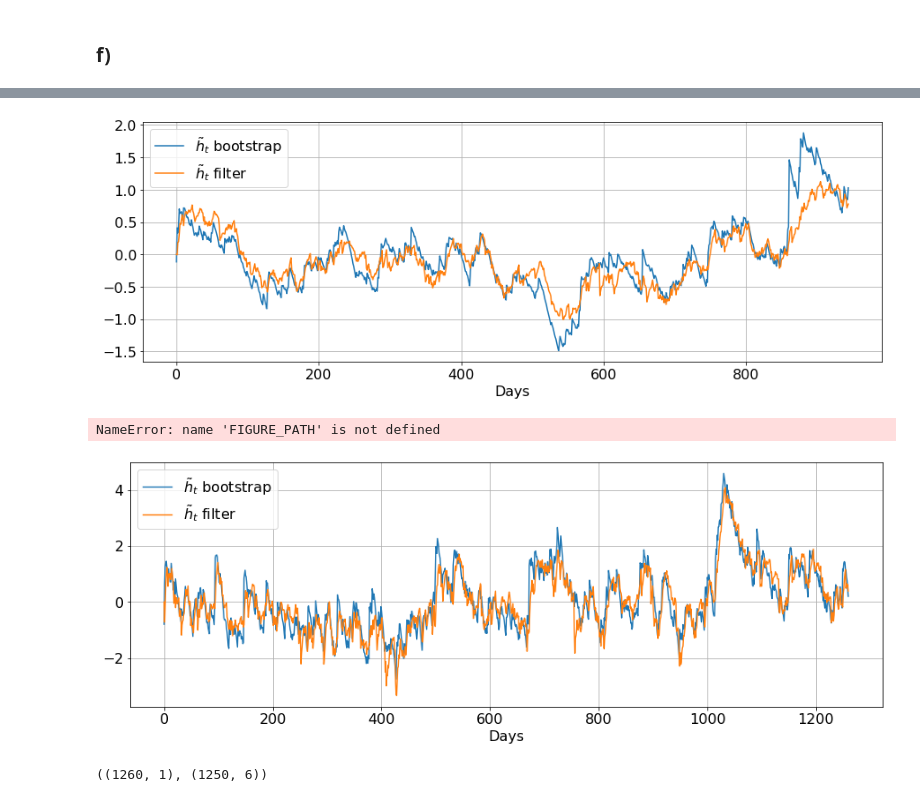
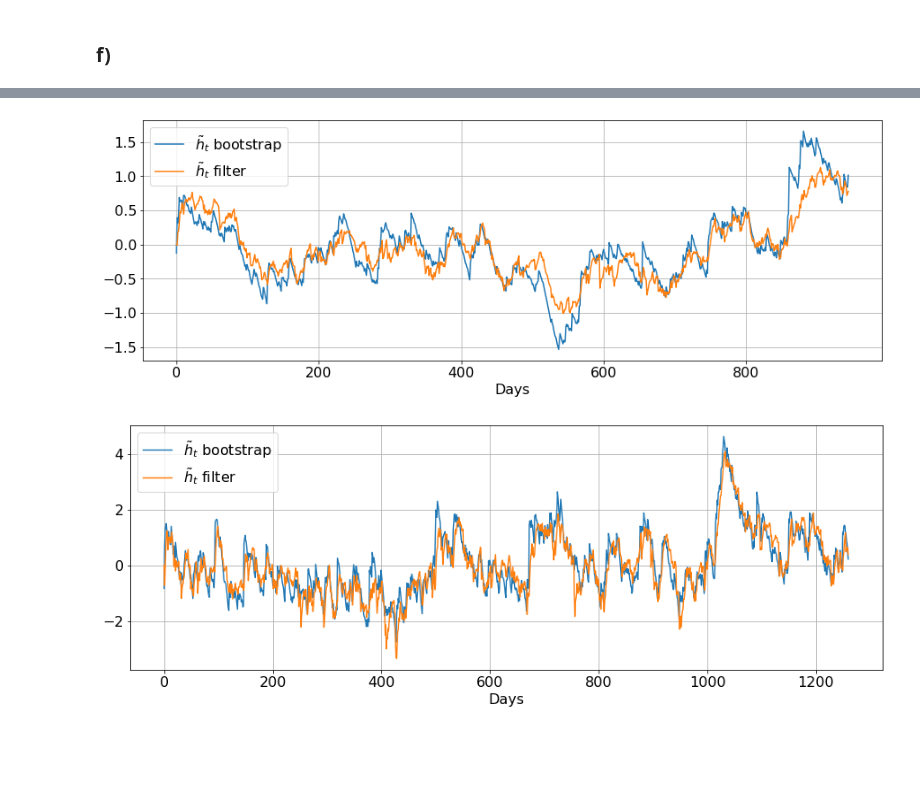
Before and after one commit to siemfenne/timeseriesmodels-vu, a Jupyter notebook: part2.ipynb, the cells around one changed output, grey strips where cells are left out. Saved outputs shown, nothing was run; the diff lists cells and outputs as text; code cells hidden in the pictures; blank space fills up the shorter version.

```diff
--- a/part2.ipynb
+++ b/part2.ipynb
@@ -508,34 +395,3 @@ plt.show()
 [figure]
 # %% [markdown]
 ### f)
-# %%
-def bootstrap_filter(params, N, y, k):
-
-    omega, phi, s2_eta = params
-    n_obs = y.shape[0]
-    s2 = s2_eta / (1-phi**2)
-    xi = omega / (1-phi)
-
-    df_bs = pd.DataFrame(columns=['a_bootstrap'])
-
-    for t in range(n_obs):
-        #step 1
-        if t == 0:
-            alpha_t = np.random.randn(N) * s2**0.5
-        else:
-            alpha_t = np.random.randn(N) * s2_eta**0.5 + phi*alpha_t
-        #step 2
-        weight_t = np.exp(-0.5*(np.log(2*np.pi) + (xi + alpha_t) + (y[t]-y.mean())**2 / np.exp(xi + alpha_t)))
-        weight_t /= sum(weight_t)
-        #step 3
-        a_t = np.dot(weight_t,alpha_t)
-        #step 4
-        if sum(weight_t**2)**-1 < k*N or True:
-            alpha_t = np.random.choice(alpha_t, size=len(alpha_t), replace=True, p=weight_t)
-            # print("resampling at %f" % t)
-        df_bs.loc[t] = [a_t]
-
-    return df_bs
-
-df_bs = bootstrap_filter(params=res.x, N=10000, y=df['returns'], k=0.75)
-df_bs
@@ -556,16 +398,19 @@ df_bs
 # %%
+# compute bootstrap filter for original sv.xlsx data
+df_bs = bootstrap_filter(params=res.x, N=10000, y=df['returns'])
 plt.figure(figsize=(15,5))
 plt.plot(df_bs.a_bootstrap, label=r'$\tilde{h}_t$ bootstrap')
 plt.plot(df_kf.h_filter, label=r'$\tilde{h}_t$ filter')
 plt.grid()
 plt.legend(fontsize=16)
 plt.xlabel('Days', fontsize=16)
 plt.savefig(FIGURE_PATH + 'fig2.f1.png', dpi=300)
 plt.show()
 # %% [output]
-[figure, old version]
+[figure, new version]
 # %%
-df_bs = bootstrap_filter(params=res_e.x, N=10000, y=df_tick['sp'], k=0.5)
+# compute bootstrap filter for sp500 return data
+df_bs = bootstrap_filter(params=res_e.x, N=10000, y=df_tick['sp'])
 plt.figure(figsize=(15,5))
 plt.plot(df_bs.a_bootstrap, linewidth=1.4, label=r'$\tilde{h}_t$ bootstrap')
 plt.plot(df_kf_1.h_filter, linewidth=1.4, label=r'$\tilde{h}_t$ filter')
@@ -575,9 +420,4 @@ plt.xlabel('Days', fontsize=16)
 plt.savefig(FIGURE_PATH + 'fig2.f2.png', dpi=300)
 plt.show()
 # %% [output]
-NameError: name 'FIGURE_PATH' is not defined
 [figure]
-# %%
-df_bs.shape, df_kf_1.shape
-# %% [output]
-((1260, 1), (1250, 6))
```
Also changed, not shown: parts of 20 cells of this notebook, 3 other files.
